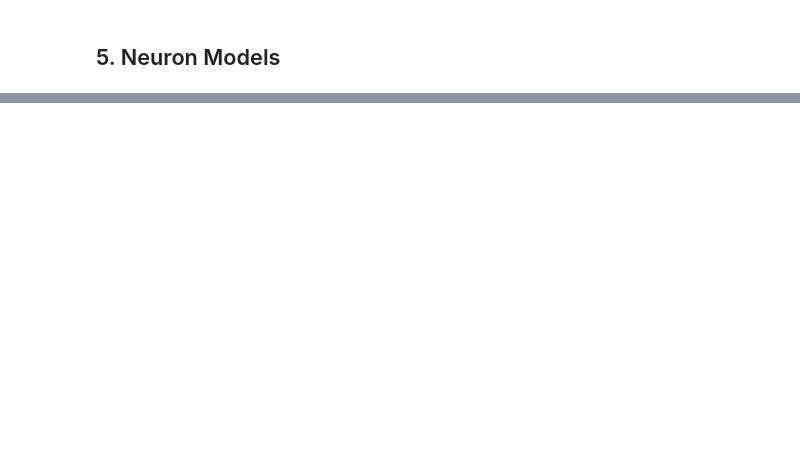
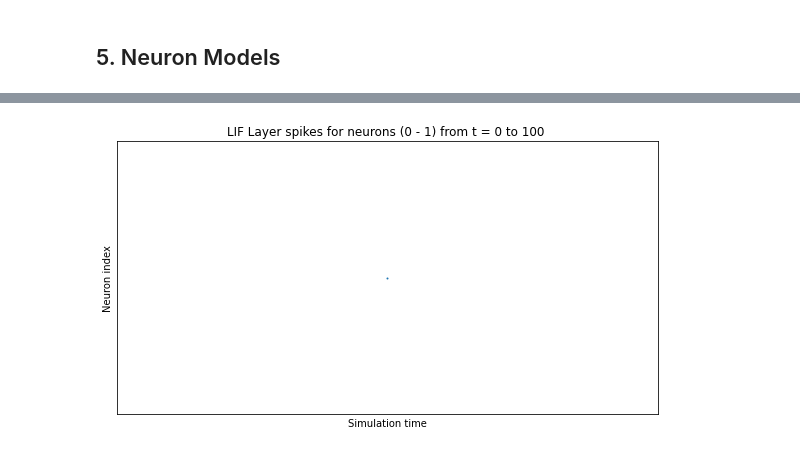
Before and after one commit to oshears/BindsNET-Self-Documentation, a Jupyter notebook: BindsNET_Neuron_Demo.ipynb, the cells around one changed output, grey strips where cells are left out. Cells and saved outputs as stored; diff of their text form; code cells hidden in the pictures; blank space fills up the shorter version.

```diff
--- a/BindsNET_Neuron_Demo.ipynb
+++ b/BindsNET_Neuron_Demo.ipynb
@@ -245,0 +293,96 @@ plt.show()
+# %%
+# initialize network
+lif_network = Network()
+if_network = Network()
+
+# set number of neurons
+inputs = 1
+neurons = 1
+
+# simulation time
+time = 100
+dt = 1
+
+# configure weights for the synapses between the input layer and LIF layer
+w = torch.round(torch.abs(2 * torch.randn(inputs, neurons)))
+
+# initialize input and LIF layers
+lif_input_layer = Input(n=inputs)
+if_input_layer = Input(n=inputs)
+lif_layer = LIFNodes(n=neurons)
+if_layer = IFNodes(n=neurons)
+
+# connection between the input layer and the LIF layer
+input_lif_connection = Connection(
+    source=lif_input_layer, target=lif_layer,w=w
+)
+input_if_connection = Connection(
+    source=if_input_layer, target=if_layer,w=w
+)
+
+# create a monitor
+lif_layer_monitor = Monitor(
+    obj=lif_layer,
+    state_vars=("s", "v"),  # Record spikes and voltages.
+    time=time,  # Length of simulation (if known ahead of time).
+)
+if_layer_monitor = Monitor(
+    obj=if_layer,
+    state_vars=("s", "v"),  # Record spikes and voltages.
+    time=time,  # Length of simulation (if known ahead of time).
+)
+
+# add layers to network
+lif_network.add_layer(
+    layer=lif_input_layer, name="LIF Input Layer"
+)
+lif_network.add_layer(
+    layer=lif_layer, name="LIF Layer"
+)
+if_network.add_layer(
+    layer=if_input_layer, name="IF Input Layer"
+)
+if_network.add_layer(
+    layer=if_layer, name="IF Layer"
+)
+
+
+# add connection to network
+lif_network.add_connection(
+    connection=input_lif_connection, source="LIF Input Layer", target="LIF Layer"
+)
+if_network.add_connection(
+    connection=input_if_connection, source="IF Input Layer", target="IF Layer"
+)
+
+# add monitor to the network
+lif_network.add_monitor(monitor=lif_layer_monitor, name="LIF Layer")
+if_network.add_monitor(monitor=if_layer_monitor, name="IF Layer")
+
+# create input spike data, where each spike is distributed according to Bernoulli(0.1)
+input_data = torch.bernoulli(0.3 * torch.ones(time, lif_input_layer.n)).byte()
+lif_inputs = {"LIF Input Layer": input_data}
+if_inputs = {"IF Input Layer": input_data}
+
+# simulate network on input data
+lif_network.run(inputs=lif_inputs, time=time)
+if_network.run(inputs=if_inputs, time=time)
+
+# retrieve and plot simulation spike, voltage data from monitors
+lif_spikes = {"LIF Layer": lif_layer_monitor.get("s")}
+lif_voltages = {"LIF Layer": lif_layer_monitor.get("v")}
+if_spikes = {"IF Layer": if_layer_monitor.get("s")}
+if_voltages = {"IF Layer": if_layer_monitor.get("v")}
+
+# plot spikes and voltages of the LIF layer
+# TODO: plot axes
+
+plot_spikes(lif_spikes)
+plot_voltages(lif_voltages, plot_type="line")
+plot_spikes(if_spikes)
+plot_voltages(if_voltages, plot_type="line")
+
+
+plt.show()
+# %% [output]
+[figure, added]
```
Also changed, not shown: parts of 8 cells of this notebook.
